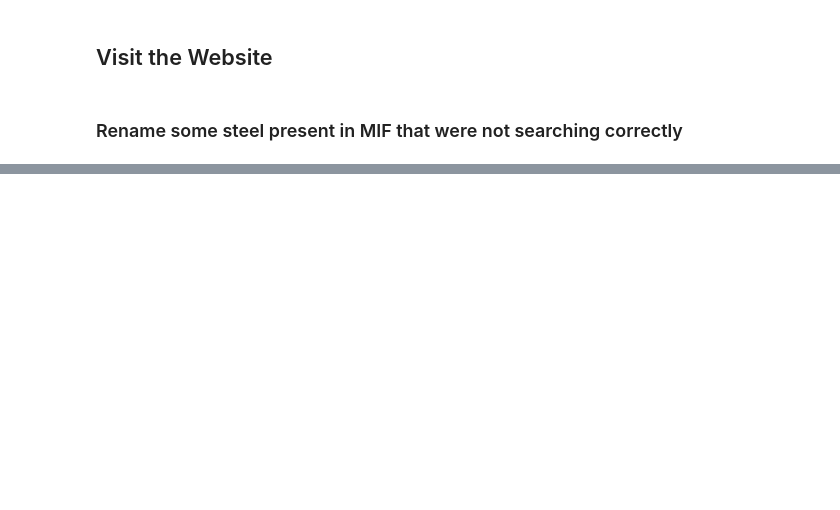
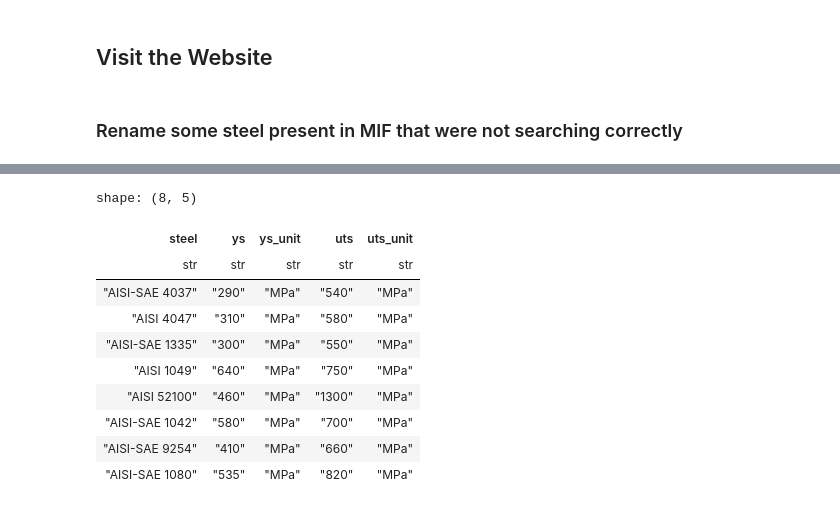
Before and after one commit to Nate-Sheibley/Mild-Steel-Tempering, a Jupyter notebook: 4-MIF-web-scraping.ipynb, the cells around one changed output, grey strips where cells are left out. Cells and saved outputs as stored; diff of their text form; code cells hidden in the pictures; blank space fills up the shorter version.

Commit message:
finished scraping from MIF. tables joined and saved

```diff
--- a/4-MIF-web-scraping.ipynb
+++ b/4-MIF-web-scraping.ipynb
@@ -92,0 +115,2 @@ shape: (28, 1)
+# %%
+steel = "AISI-SAE 4027"
@@ -92,0 +153,38 @@ shape: (28, 1)
+# %%
+def handle_cold_drawn():
+    # Browser is already on steel page
+    soup = BeautifulSoup(browser.html, 'html.parser')
+    cold_drawn_present = True
+    steel_page = soup.find('div', class_='split links break-mid')
+    # https://stackoverflow.com/questions/33404049/navigation-with-beautifulsoup
+
+    cold_drawn = steel_page.find('a', string= lambda text: text \
+                            #cold drawn matches values from AZoM for steels that are on both
+                                and "Cold Drawn" in text\
+                                # not "and" removed other processing in addtional to cold drawn if applicable
+                                and not "and" in text)
+    try:
+        cold_drawn_page = cold_drawn.get('href')
+        time.sleep(0.15)
+        browser.visit(f'{base_url}{cold_drawn_page}')
+    except AttributeError:
+        # do not go to the cold drawn page if not present
+        pass
+# %%
+
+list_of_scraped = [("steel", "ys", "ys_unit", "uts", "uts_unit")]
+for steel in df_data['steel']:
+    print("Working on:", steel)
+    #search MIF for the steel
+    time.sleep(0.15)
+    browser.visit(f"{search_url}{steel}{search_suffix}")
+    soup_search = BeautifulSoup(browser.html, 'html.parser')
+    steel_link = soup_search.find('a',{'data-testid': "result-extras-url-link"}).get('href')
+
+    time.sleep(0.15)
+    browser.visit(steel_link)
+    # handle cold drawn will land us on the desired steel page
+    handle_cold_drawn()
+    soup_results = BeautifulSoup(browser.html, "html.parser")
+    list_of_scraped.append(get_row(soup_results))
+list_of_scraped
@@ -92,0 +209,16 @@ shape: (28, 1)
+# %%
+df_MIF = pl.DataFrame(list_of_scraped, orient='row')
+df_MIF = df_MIF.rename(df_MIF.head(1).to_dicts().pop())[1:]
+df_MIF
+# %% [output]
+shape: (8, 5)
+| steel | ys | ys_unit | uts | uts_unit |
+| str | str | str | str | str |
+| "AISI-SAE 4037" | "290" | "MPa" | "540" | "MPa" |
+| "AISI 4047" | "310" | "MPa" | "580" | "MPa" |
+| "AISI-SAE 1335" | "300" | "MPa" | "550" | "MPa" |
+| "AISI 1049" | "640" | "MPa" | "750" | "MPa" |
+| "AISI 52100" | "460" | "MPa" | "1300" | "MPa" |
+| "AISI-SAE 1042" | "580" | "MPa" | "700" | "MPa" |
+| "AISI-SAE 9254" | "410" | "MPa" | "660" | "MPa" |
+| "AISI-SAE 1080" | "535" | "MPa" | "820" | "MPa" |
```
Also changed, not shown: parts of 17 cells of this notebook, 4 other files.
